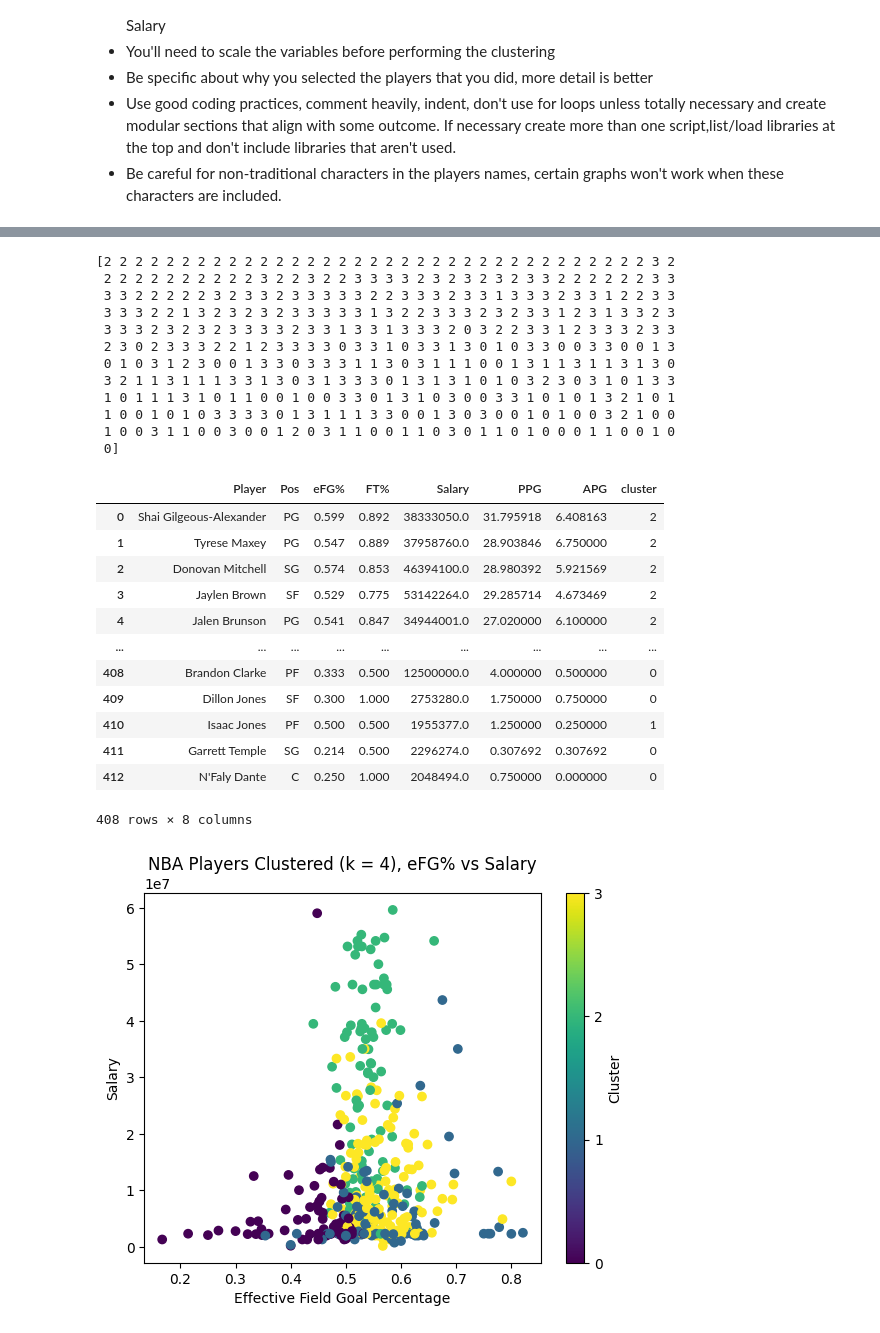
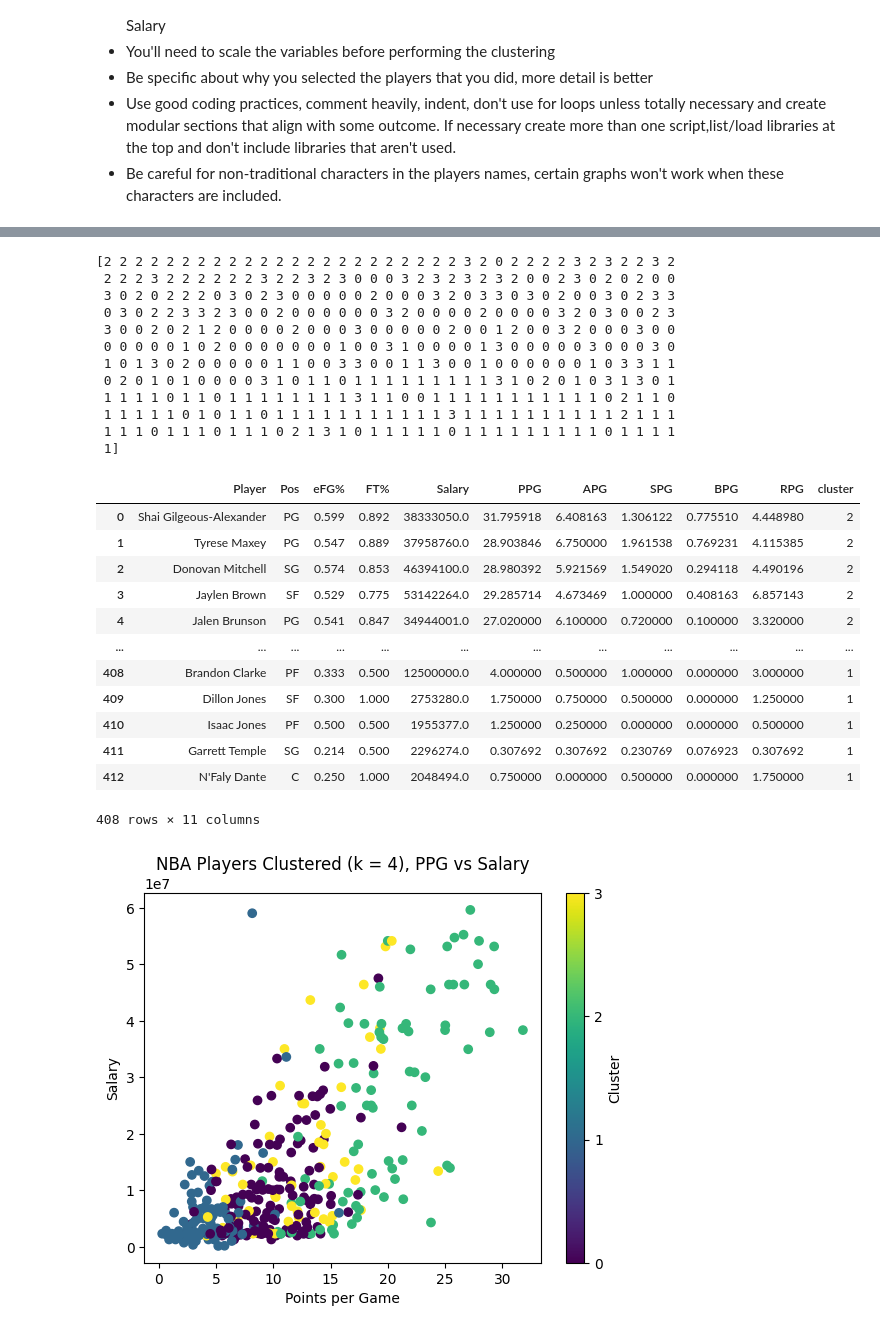
Before and after one commit to nhorton06/week_6, a Jupyter notebook: Lab-Clustering.ipynb, the cells around one changed output, grey strips where cells are left out. Cells and saved outputs as stored; diff of their text form; code cells hidden in the pictures.

```diff
--- a/Lab-Clustering.ipynb
+++ b/Lab-Clustering.ipynb
@@ -58,7 +58,7 @@ nba = pd.merge(nba1, nba2, on = 'Player', how = 'inner') # inner merge to make s
 # %%
 #Drop variables that will not be needed or are duplicates
 
-good_cols = ['Player', 'Pos', 'G', 'eFG%', 'FT%', 'PTS', 'AST', '2025-26']
+good_cols = ['Player', 'Pos', 'G', 'eFG%', 'FT%', 'PTS', 'AST', 'STL', 'BLK', 'TRB', '2025-26']
 
 df = nba[good_cols]
 df = df.dropna() # some rows still missing, but only a few, so we can just get rid of them
@@ -82,8 +82,11 @@ df
 
 df['PPG'] = df['PTS'] / df['G'] # make these standardized to the amount of games to make comparison fair since obviously more playtime leads to more points and assists (usually)
 df['APG'] = df['AST'] / df['G']
+df['SPG'] = df['STL'] / df['G'] # do the same for some more defense-based stats too
+df['BPG'] = df['BLK'] / df['G']
+df['RPG'] = df['TRB'] / df['G'] # total rebounds per game (average)
 
-df = df.drop(columns = ['PTS', 'AST', 'G']) # don't need these anymore, so get rid of them
+df = df.drop(columns = ['PTS', 'AST', 'STL', 'BLK', 'TRB', 'G']) # don't need these anymore, so get rid of them
 
 df = df.rename(columns = {'2025-26': 'Salary'}) # purely for convenience because typing out 2025-26 is more annoying than just salary
 df['Salary'] = df['Salary'].replace('[\$,]', '', regex = True).astype(float) # adjusts salary to be a proper float without $ and commas, courtesy of https://stackoverflow.com/questions/32464280/how-to-convert-currency-column-with-and-to-numbers
@@ -106,7 +109,7 @@ df
 # %%
 # Scaling
 
-num_cols = ['eFG%', 'FT%', 'PPG', 'APG']
+num_cols = ['eFG%', 'FT%', 'PPG', 'APG', 'BPG', 'SPG', 'RPG']
 
 scaler = StandardScaler()
 X = scaler.fit_transform(df[num_cols])
@@ -138,43 +143,43 @@ df['cluster'] = kmeans4.labels_
 
 df
 # %% [output]
-[2 2 2 2 2 2 2 2 2 2 2 2 2 2 2 2 2 2 2 2 2 2 2 2 2 2 2 2 2 2 2 2 2 2 2 3 2
- 2 2 2 2 2 2 2 2 2 2 3 2 2 3 2 2 3 3 3 3 2 3 2 3 2 3 2 3 3 2 2 2 2 2 2 3 3
- 3 3 2 2 2 2 2 3 2 3 3 2 3 3 3 3 3 2 2 3 3 3 2 3 3 1 3 3 3 2 3 3 1 2 2 3 3
- 3 3 3 2 2 1 3 2 3 2 3 2 3 3 3 3 3 1 3 2 2 3 3 3 2 3 2 3 3 1 2 3 1 3 3 2 3
- 3 3 3 2 3 2 3 2 3 3 3 3 2 3 3 1 3 3 1 3 3 3 2 0 3 2 2 3 3 1 2 3 3 3 2 3 3
- 2 3 0 2 3 3 3 2 2 1 2 3 3 3 3 0 3 3 1 0 3 3 1 3 0 1 0 3 3 0 0 3 3 0 0 1 3
- 0 1 0 3 1 2 3 0 0 1 3 3 0 3 3 3 1 1 3 0 3 1 1 1 0 0 1 3 1 1 3 1 1 3 1 3 0
- 3 2 1 1 3 1 1 1 3 3 1 3 0 3 1 3 3 3 0 1 3 1 3 1 0 1 0 3 2 3 0 3 1 0 1 3 3
- 1 0 1 1 1 3 1 0 1 1 0 0 1 0 0 3 3 0 1 3 1 0 3 0 0 3 3 1 0 1 0 1 3 2 1 0 1
- 1 0 0 1 0 1 0 3 3 3 3 0 1 3 1 1 1 3 3 0 0 1 3 0 3 0 0 1 0 1 0 0 3 2 1 0 0
- 1 0 0 3 1 1 0 0 3 0 0 1 2 0 3 1 1 0 0 1 1 0 3 0 1 1 0 1 0 0 0 1 1 0 0 1 0
- 0]
+[2 2 2 2 2 2 2 2 2 2 2 2 2 2 2 2 2 2 2 2 2 2 2 3 2 0 2 2 2 2 3 2 3 2 2 3 2
+ 2 2 2 3 2 2 2 2 2 2 3 2 2 3 2 3 0 0 0 3 2 3 2 3 2 3 2 0 0 2 3 0 2 0 2 0 0
+ 3 0 2 0 2 2 2 0 3 0 2 3 0 0 0 0 0 2 0 0 0 3 2 0 3 3 0 3 0 2 0 0 3 0 2 3 3
+ 0 3 0 2 2 3 3 2 3 0 0 2 0 0 0 0 0 0 3 2 0 0 0 0 2 0 0 0 0 3 2 0 3 0 0 2 3
+ 3 0 0 2 0 2 1 2 0 0 0 0 2 0 0 0 3 0 0 0 0 0 2 0 0 1 2 0 0 3 2 0 0 0 3 0 0
+ 0 0 0 0 0 1 0 2 0 0 0 0 0 0 0 1 0 0 3 1 0 0 0 0 1 3 0 0 0 0 0 3 0 0 0 3 0
+ 1 0 1 3 0 2 0 0 0 0 0 1 1 0 0 3 3 0 0 1 1 3 0 0 1 0 0 0 0 0 0 1 0 3 3 1 1
+ 0 2 0 1 0 1 0 0 0 0 3 1 0 1 1 0 1 1 1 1 1 1 1 1 1 3 1 0 2 0 1 0 3 1 3 0 1
+ 1 1 1 1 0 1 1 0 1 1 1 1 1 1 1 1 3 1 1 0 0 1 1 1 1 1 1 1 1 1 1 1 0 2 1 1 0
+ 1 1 1 1 1 0 1 0 1 1 0 1 1 1 1 1 1 1 1 1 1 1 3 1 1 1 1 1 1 1 1 1 1 2 1 1 1
+ 1 1 1 0 1 1 1 0 1 1 1 0 2 1 3 1 0 1 1 1 1 1 0 1 1 1 1 1 1 1 1 1 0 1 1 1 1
+ 1]
-|  | Player | Pos | eFG% | FT% | Salary | PPG | APG | cluster |
-| 0 | Shai Gilgeous-Alexander | PG | 0.599 | 0.892 | 38333050.0 | 31.795918 | 6.408163 | 2 |
-| 1 | Tyrese Maxey | PG | 0.547 | 0.889 | 37958760.0 | 28.903846 | 6.750000 | 2 |
-| 2 | Donovan Mitchell | SG | 0.574 | 0.853 | 46394100.0 | 28.980392 | 5.921569 | 2 |
-| 3 | Jaylen Brown | SF | 0.529 | 0.775 | 53142264.0 | 29.285714 | 4.673469 | 2 |
-| 4 | Jalen Brunson | PG | 0.541 | 0.847 | 34944001.0 | 27.020000 | 6.100000 | 2 |
-| ... | ... | ... | ... | ... | ... | ... | ... | ... |
-| 408 | Brandon Clarke | PF | 0.333 | 0.500 | 12500000.0 | 4.000000 | 0.500000 | 0 |
-| 409 | Dillon Jones | SF | 0.300 | 1.000 | 2753280.0 | 1.750000 | 0.750000 | 0 |
-| 410 | Isaac Jones | PF | 0.500 | 0.500 | 1955377.0 | 1.250000 | 0.250000 | 1 |
-| 411 | Garrett Temple | SG | 0.214 | 0.500 | 2296274.0 | 0.307692 | 0.307692 | 0 |
-| 412 | N'Faly Dante | C | 0.250 | 1.000 | 2048494.0 | 0.750000 | 0.000000 | 0 |
+|  | Player | Pos | eFG% | FT% | Salary | PPG | APG | SPG | BPG | RPG | cluster |
+| 0 | Shai Gilgeous-Alexander | PG | 0.599 | 0.892 | 38333050.0 | 31.795918 | 6.408163 | 1.306122 | 0.775510 | 4.448980 | 2 |
+| 1 | Tyrese Maxey | PG | 0.547 | 0.889 | 37958760.0 | 28.903846 | 6.750000 | 1.961538 | 0.769231 | 4.115385 | 2 |
+| 2 | Donovan Mitchell | SG | 0.574 | 0.853 | 46394100.0 | 28.980392 | 5.921569 | 1.549020 | 0.294118 | 4.490196 | 2 |
+| 3 | Jaylen Brown | SF | 0.529 | 0.775 | 53142264.0 | 29.285714 | 4.673469 | 1.000000 | 0.408163 | 6.857143 | 2 |
+| 4 | Jalen Brunson | PG | 0.541 | 0.847 | 34944001.0 | 27.020000 | 6.100000 | 0.720000 | 0.100000 | 3.320000 | 2 |
+| ... | ... | ... | ... | ... | ... | ... | ... | ... | ... | ... | ... |
+| 408 | Brandon Clarke | PF | 0.333 | 0.500 | 12500000.0 | 4.000000 | 0.500000 | 1.000000 | 0.000000 | 3.000000 | 1 |
+| 409 | Dillon Jones | SF | 0.300 | 1.000 | 2753280.0 | 1.750000 | 0.750000 | 0.500000 | 0.000000 | 1.250000 | 1 |
+| 410 | Isaac Jones | PF | 0.500 | 0.500 | 1955377.0 | 1.250000 | 0.250000 | 0.000000 | 0.000000 | 0.500000 | 1 |
+| 411 | Garrett Temple | SG | 0.214 | 0.500 | 2296274.0 | 0.307692 | 0.307692 | 0.230769 | 0.076923 | 0.307692 | 1 |
+| 412 | N'Faly Dante | C | 0.250 | 1.000 | 2048494.0 | 0.750000 | 0.000000 | 0.500000 | 0.000000 | 1.750000 | 1 |
-408 rows × 8 columns
+408 rows × 11 columns
 # %%
 #Create a visualization of the results with 2 or 3 variables that you think will best
 #differentiate the clusters
 
-plt.scatter(df['eFG%'], df['Salary'], c = df['cluster'])
+plt.scatter(df['PPG'], df['Salary'], c = df['cluster'])
 plt.colorbar(label = 'Cluster', ticks = [0, 1, 2, 3])
-plt.xlabel('Effective Field Goal Percentage')
+plt.xlabel('Points per Game')
 plt.ylabel('Salary')
-plt.title('NBA Players Clustered (k = 4), eFG% vs Salary')
+plt.title('NBA Players Clustered (k = 4), PPG vs Salary')
 plt.show()
 # %% [output]
-[figure, old version]
+[figure, new version]
 # %%
 #Evaluate the quality of the clustering using total variance explained and silhouette scores
 
```
Also changed, not shown: parts of 10 cells of this notebook.
